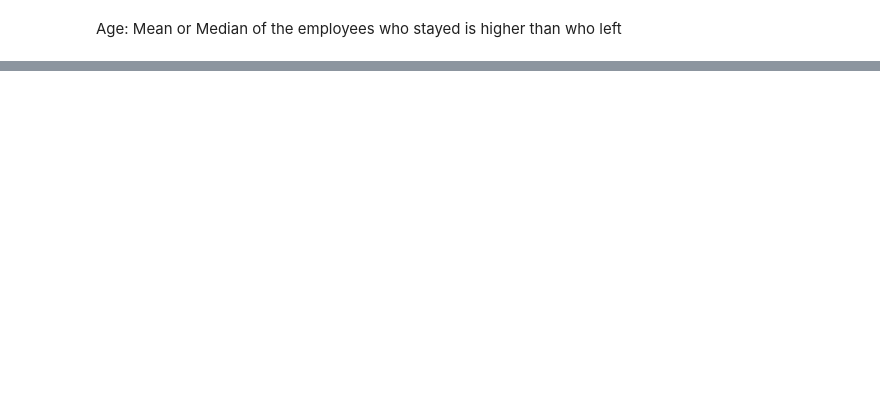
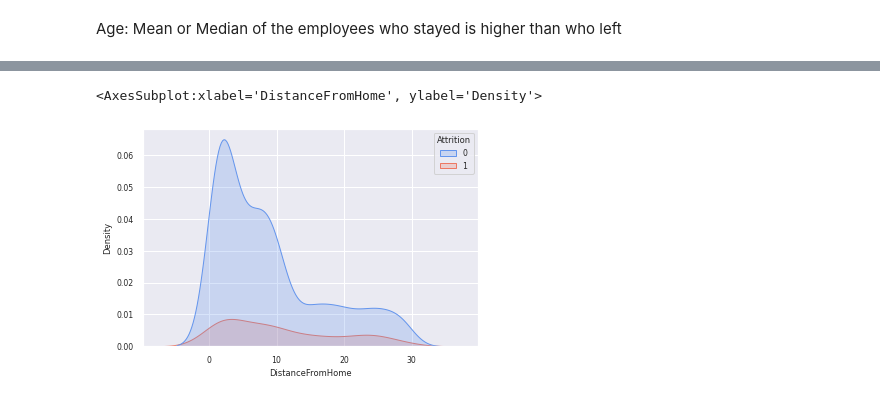
Before and after one commit to saifulrijal-ds/employee-retention-classification, a Jupyter notebook: employee_retention_classification.ipynb, the cells around one changed output, grey strips where cells are left out. Saved outputs shown, nothing was run; the diff lists cells and outputs as text; code cells hidden in the pictures; blank space fills up the shorter version.

```diff
--- a/employee_retention_classification.ipynb
+++ b/employee_retention_classification.ipynb
@@ -264,0 +312,32 @@ sns.histplot(x='DailyRate', hue='Attrition', data=employees_df, palette=['#6495e
+# %%
+# visualize the comparison of the number of observations
+# for employees who leave (Attrition = 1) and not (Attrition = 0)
+# by other features Job Roles, Marital Status, Job Involvement, and Job Level
+
+sns.set(font_scale=0.7)
+plt.figure(figsize=(20, 20))
+plt.subplot(411)
+sns.countplot(
+    x="JobRole", hue="Attrition", data=employees_df, palette=["#6495ed", "#ed7864"]
+)
+
+plt.subplot(412)
+sns.countplot(
+    x="MaritalStatus",
+    hue="Attrition",
+    data=employees_df,
+    palette=["#6495ed", "#ed7864"],
+)
+
+plt.subplot(413)
+sns.countplot(
+    x="JobInvolvement",
+    hue="Attrition",
+    data=employees_df,
+    palette=["#6495ed", "#ed7864"],
+)
+
+plt.subplot(414)
+sns.countplot(
+    x="JobLevel", hue="Attrition", data=employees_df, palette=["#6495ed", "#ed7864"]
+)
@@ -264,0 +347,12 @@ sns.histplot(x='DailyRate', hue='Attrition', data=employees_df, palette=['#6495e
+# %%
+
+sns.kdeplot(
+    x="DistanceFromHome",
+    hue="Attrition",
+    shade=True,
+    data=employees_df,
+    palette=["#6495ed", "#ed7864"],
+)
+# %% [output]
+<AxesSubplot:xlabel='DistanceFromHome', ylabel='Density'>
+[figure, added]
```
Also changed, not shown: parts of 55 cells of this notebook, 1 other file.
